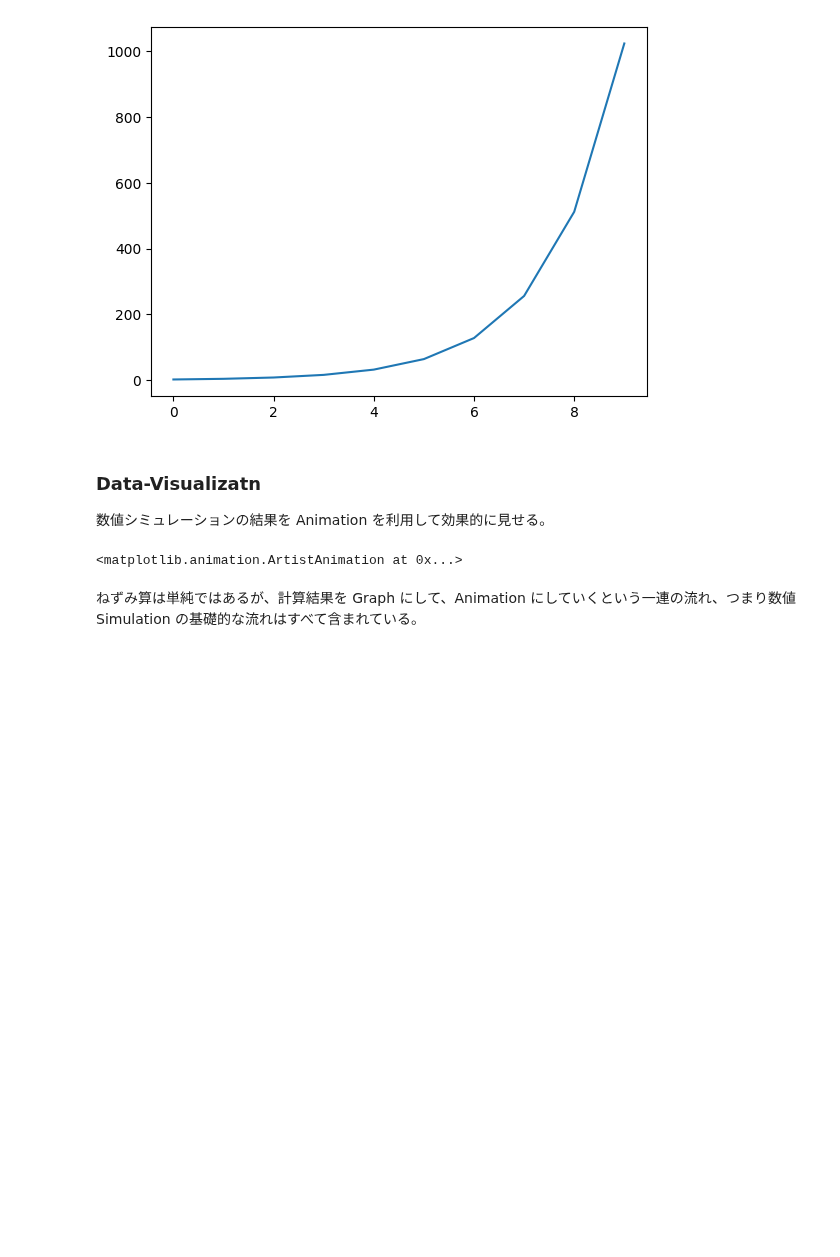
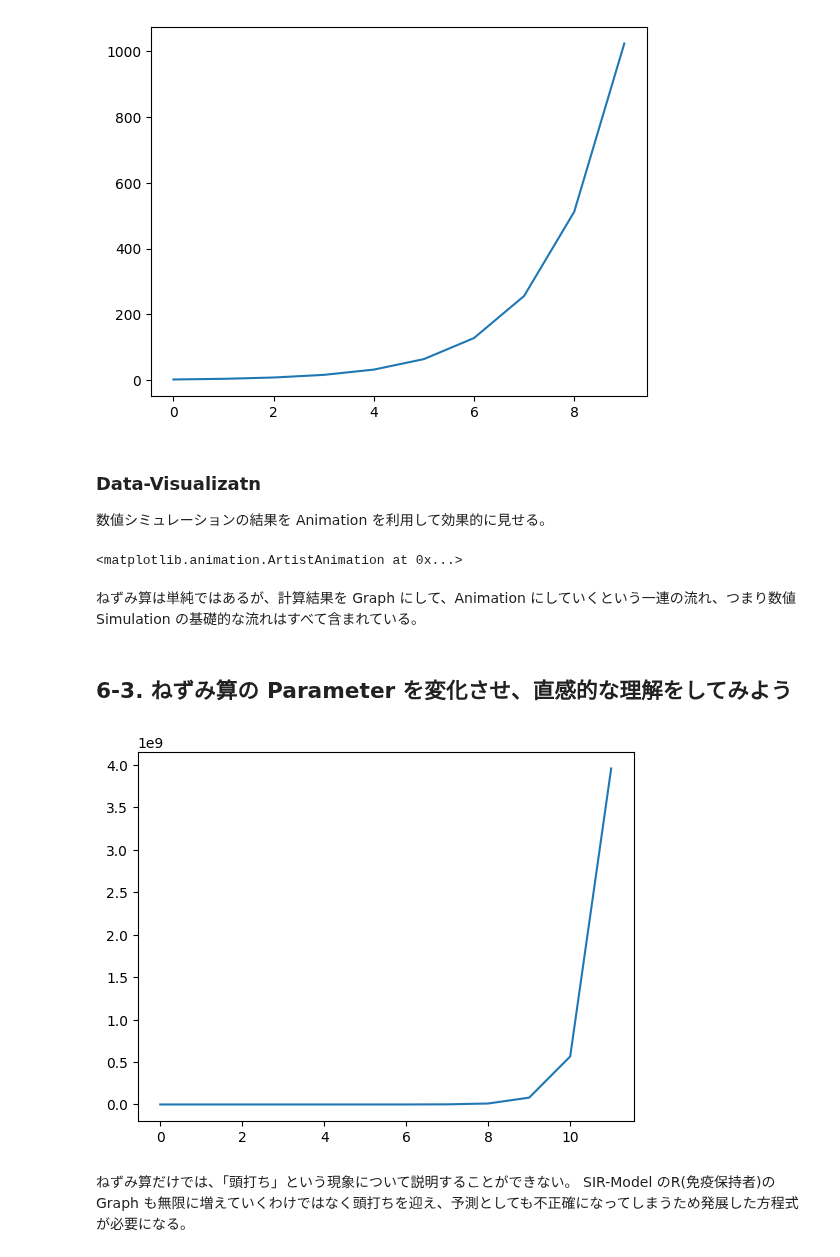
Before and after one commit to 1024xx4/math_programing_for_ai_and_ds, a Jupyter notebook: section06/section06.ipynb, the cells around one changed output. Cells and saved outputs as stored; diff of their text form; code cells hidden in the pictures; blank space fills up the shorter version.

Commit message:
Feat: ねずみ算の Parameter を変化させ、直感的な理解をしてみる#11

```diff
--- a/section06/section06.ipynb
+++ b/section06/section06.ipynb
@@ -142,3 +142,30 @@ anim
 <matplotlib.animation.ArtistAnimation at 0x...>
 # %% [markdown]
 ねずみ算は単純ではあるが、計算結果を Graph にして、Animation にしていくという一連の流れ、つまり数値Simulation の基礎的な流れはすべて含まれている。
+# %% [markdown]
+## 6-3. ねずみ算の Parameter を変化させ、直感的な理解をしてみよう
+# %%
+import numpy as np
+import matplotlib.pyplot as plt
+
+# Parameter設定
+dt = 1.0
+a =  6.0 # １匹平均６匹の子を宿す
+num = 12 # t の単位を１ケ月とし1年間、つまり12ヶ月分
+
+# 初期化
+n = np.zeros(num)
+n[0] = 2
+
+# 時間発展方程式
+for t in range(1, num):
+    delta = a * n[t - 1]
+    n[t] = delta * dt + n[t - 1]
+
+plt.plot(n)
+plt.show()
+# %% [output]
+[figure, added]
+# %% [markdown]
+ねずみ算だけでは、「頭打ち」という現象について説明することができない。
+SIR-Model のR(免疫保持者)の Graph も無限に増えていくわけではなく頭打ちを迎え、予測としても不正確になってしまうため発展した方程式が必要になる。
```
